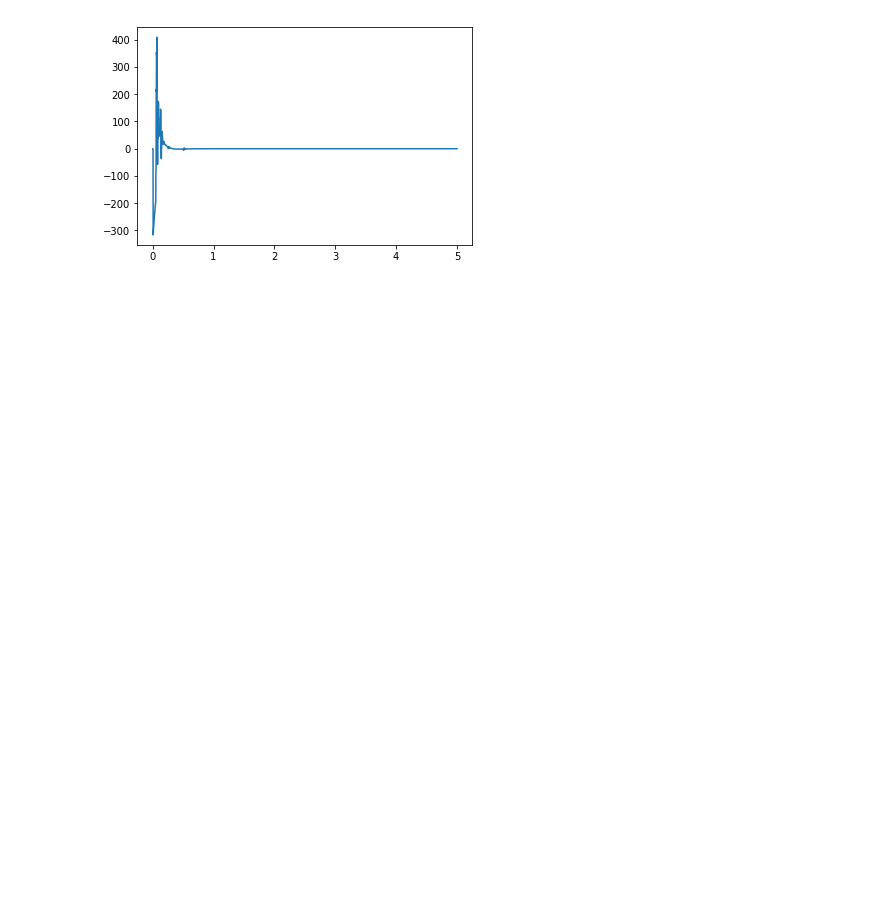
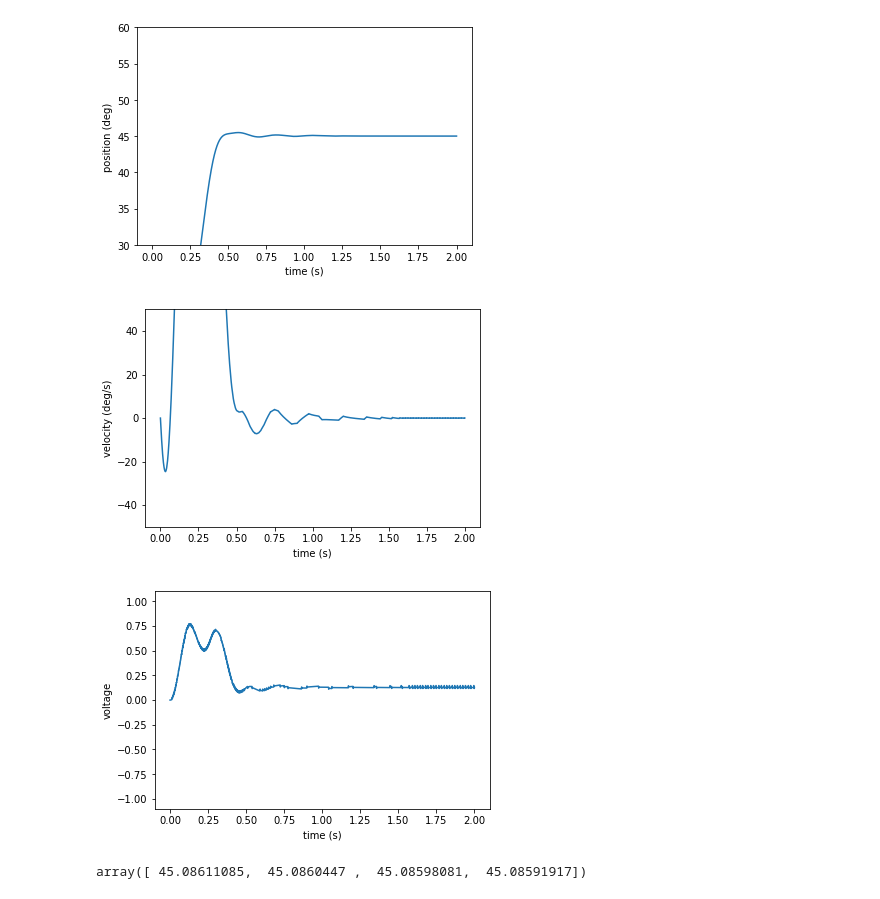
Before and after one commit to ariovistus/mechsim, a Jupyter notebook: arm.ipynb, the cells around one changed output. Drawn from its saved outputs; the diff is of its cells as text; code cells hidden in the pictures; blank space fills up the shorter version.

Commit message:
plotting trapezoidal motion profilers
robotpy-ctre can be used in here!
also, some other junk I had lying around

```diff
--- a/arm.ipynb
+++ b/arm.ipynb
@@ -54,10 +5,0 @@ plt.show()
-# %%
-plt.plot(sim.ts, sim.a_s)
-#plt.plot(sim.ts, sim.vs)
-#plt.plot(sim.ts, sim.thetas)
-#plt.plot(sim.ts, sim.voltages)
-#plt.plot(sim.ts, sim.currents)
-#plt.ylim(1.8, 2.4)
-plt.show()
-# %% [output]
-[figure, removed]
@@ -63,0 +44,66 @@ plt.show()
+# %%
+
+def init(state):
+    state.timer = wpilib.Timer()
+    state.timer.start()
+    state.motor.set(0.0)
+    ctre.WPI_TalonSRX.Notifier = None
+    talon = ctre.WPI_TalonSRX(1)
+
+    talon.selectProfileSlot(0, 0)
+    talon.configSelectedFeedbackSensor(talon.FeedbackDevice.QuadEncoder, 0, 0)
+    talon.configMotionCruiseVelocity(int(1 * 4096 * 0.1), 0) # 1 rps
+    talon.configMotionAcceleration(int(2 * 4096 * 0.1), 0) # 2 rps^2
+    talon.configAllowableClosedloopError(0, 50, 0)
+    talon.config_kP(0, 10, 0)
+    talon.config_kI(0, .15, 0)
+    talon.config_kD(0, 10, 0)
+    state.talon = talon
+
+    state.talon.set(ctre.ControlMode.MotionMagic, int(4096 * 45. / 360))
+
+def pid_periodic(state):
+    enc_pos = int(state.theta_rad * 4096 / (2 * math.pi))
+    enc_vel = int(state.velocity_radps * 4096 / (2 * math.pi))
+    hal_data['CAN'][1]['quad_position'] = enc_pos
+    hal_data['CAN'][1]['quad_velocity'] = enc_vel
+    state.talon._calculate_1ms()
+    state.motor.set(state.talon.hal_data['value'])
+    #print('tacos!')
+
+def periodic(state):
+    #"""
+    #state.motor.set(1)
+    state.talon.set(ctre.ControlMode.MotionMagic, int(4096 * 45. / 360))
+    pass
+    #print ("th deg:%f, th enc:%f, target: %f, err:%f" % (numpy.degrees(state.theta_rad), int(state.theta_rad * 4096 / (2 * math.pi)), state.talon._target, state.talon._err))
+
+sim = ArmSimulation(
+    dt_s=0.0001,
+    starting_position_rad=numpy.radians(0),
+    end_mass_kg=lbs_to_kg(10),
+    arm_mass_kg=lbs_to_kg(.10),
+    arm_length_m=inch_to_meter(16),
+    pid_sample_rate_s=0.001,
+    nominal_voltage=12.,
+    damping=0.01,
+    periodic = periodic,
+    pid_periodic = pid_periodic,
+    init = init,
+    motor_system=MotorSystem(motor=bag, motor_count=1, gearing_ratio=250),
+)
+sim.run_sim(timeout=2.)
+
+
+plot_position(sim, ylim=(30,60))
+plot_velocity(sim)
+plot_voltages(sim)
+# %% [output]
+[figure, added]
+[figure, added]
+[figure, added]
+# %%
+numpy.degrees(sim.thetas[-4:
+      ])
+# %% [output]
+array([ 45.08611085,  45.0860447 ,  45.08598081,  45.08591917])
```
Also changed, not shown: parts of 8 cells of this notebook, 5 other files.
